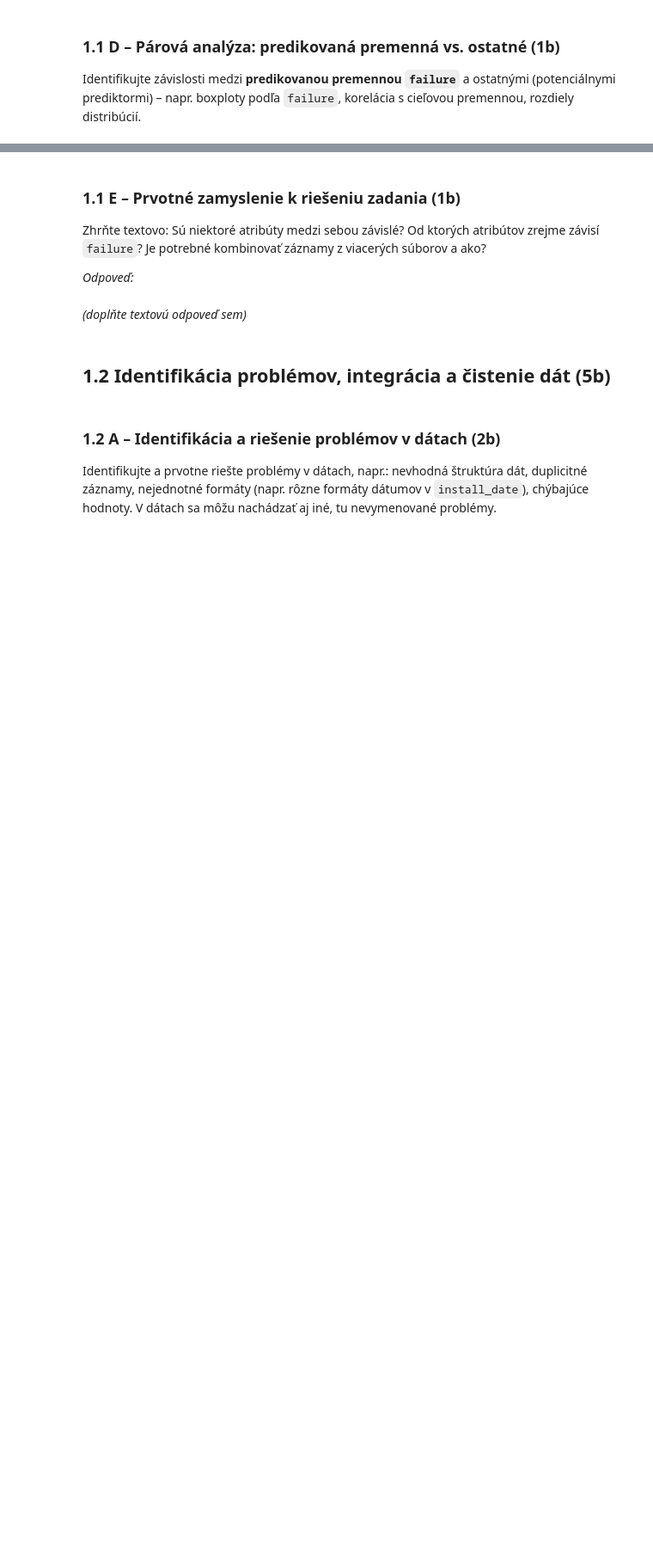
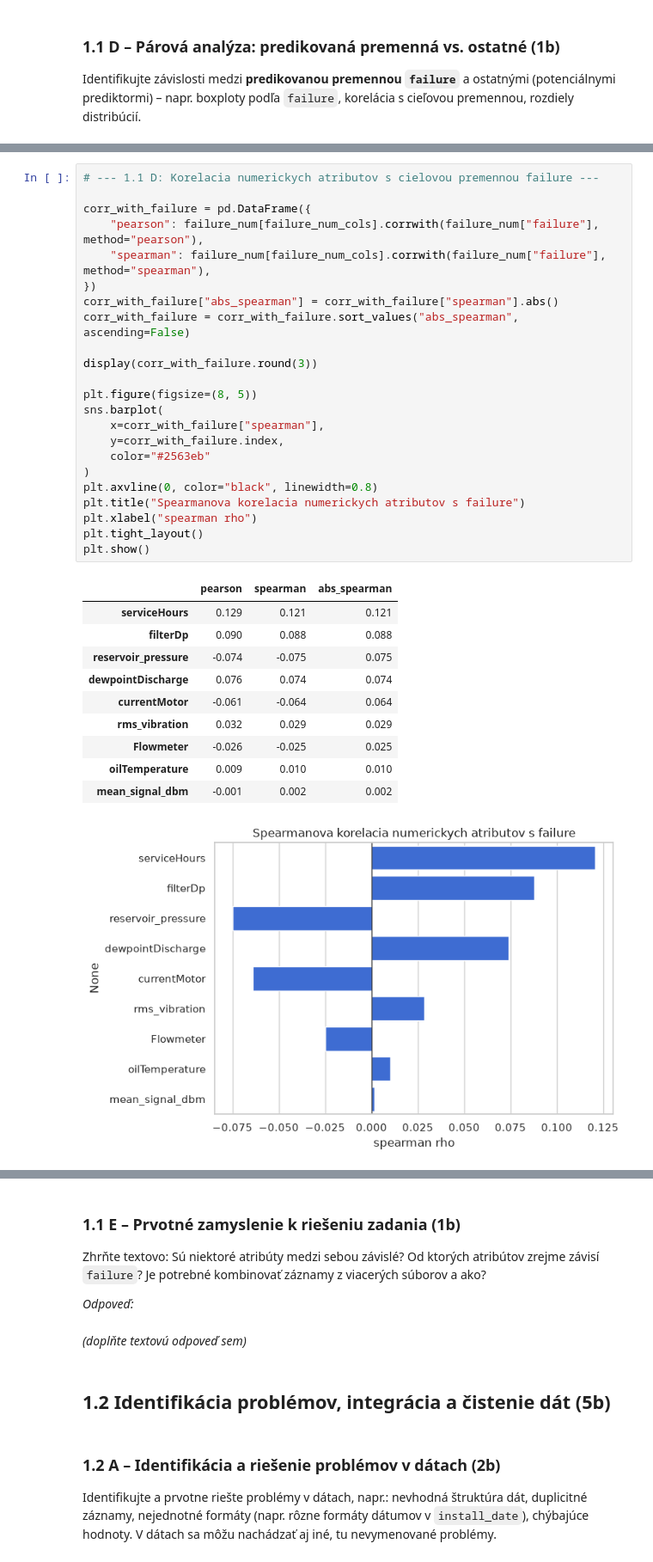
Before and after one commit to samuel-ivan05/IAU_zadanie, a Jupyter notebook: IAU-project.ipynb, the cells around one changed output, grey strips where cells are left out. Shown at 86% size. Saved outputs shown, nothing was run; the diff lists cells and outputs as text; blank space fills up the shorter version.

```diff
--- a/IAU-project.ipynb
+++ b/IAU-project.ipynb
@@ -712,0 +779,35 @@ Identifikujte závislosti medzi **predikovanou premennou `failure`** a ostatným
+# %%
+# --- 1.1 D: Korelacia numerickych atributov s cielovou premennou failure ---
+
+corr_with_failure = pd.DataFrame({
+    "pearson": failure_num[failure_num_cols].corrwith(failure_num["failure"], method="pearson"),
+    "spearman": failure_num[failure_num_cols].corrwith(failure_num["failure"], method="spearman"),
+})
+corr_with_failure["abs_spearman"] = corr_with_failure["spearman"].abs()
+corr_with_failure = corr_with_failure.sort_values("abs_spearman", ascending=False)
+
+display(corr_with_failure.round(3))
+
+plt.figure(figsize=(8, 5))
+sns.barplot(
+    x=corr_with_failure["spearman"],
+    y=corr_with_failure.index,
+    color="#2563eb"
+)
+plt.axvline(0, color="black", linewidth=0.8)
+plt.title("Spearmanova korelacia numerickych atributov s failure")
+plt.xlabel("spearman rho")
+plt.tight_layout()
+plt.show()
+# %% [output]
+|  | pearson | spearman | abs_spearman |
+| serviceHours | 0.129 | 0.121 | 0.121 |
+| filterDp | 0.090 | 0.088 | 0.088 |
+| reservoir_pressure | -0.074 | -0.075 | 0.075 |
+| dewpointDischarge | 0.076 | 0.074 | 0.074 |
+| currentMotor | -0.061 | -0.064 | 0.064 |
+| rms_vibration | 0.032 | 0.029 | 0.029 |
+| Flowmeter | -0.026 | -0.025 | 0.025 |
+| oilTemperature | 0.009 | 0.010 | 0.010 |
+| mean_signal_dbm | -0.001 | 0.002 | 0.002 |
+[figure, added]
```
Also changed, not shown: parts of 15 cells of this notebook, 1 other file.
